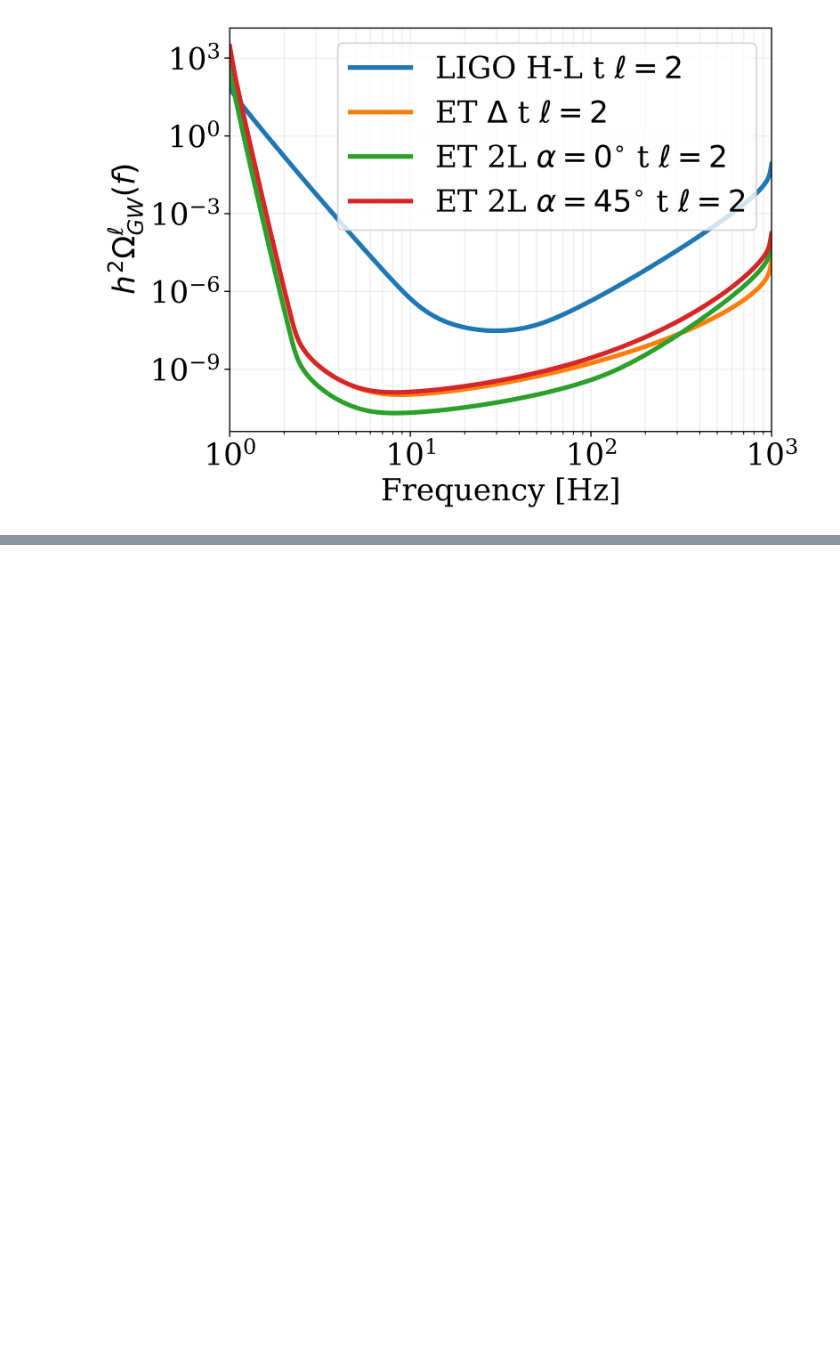
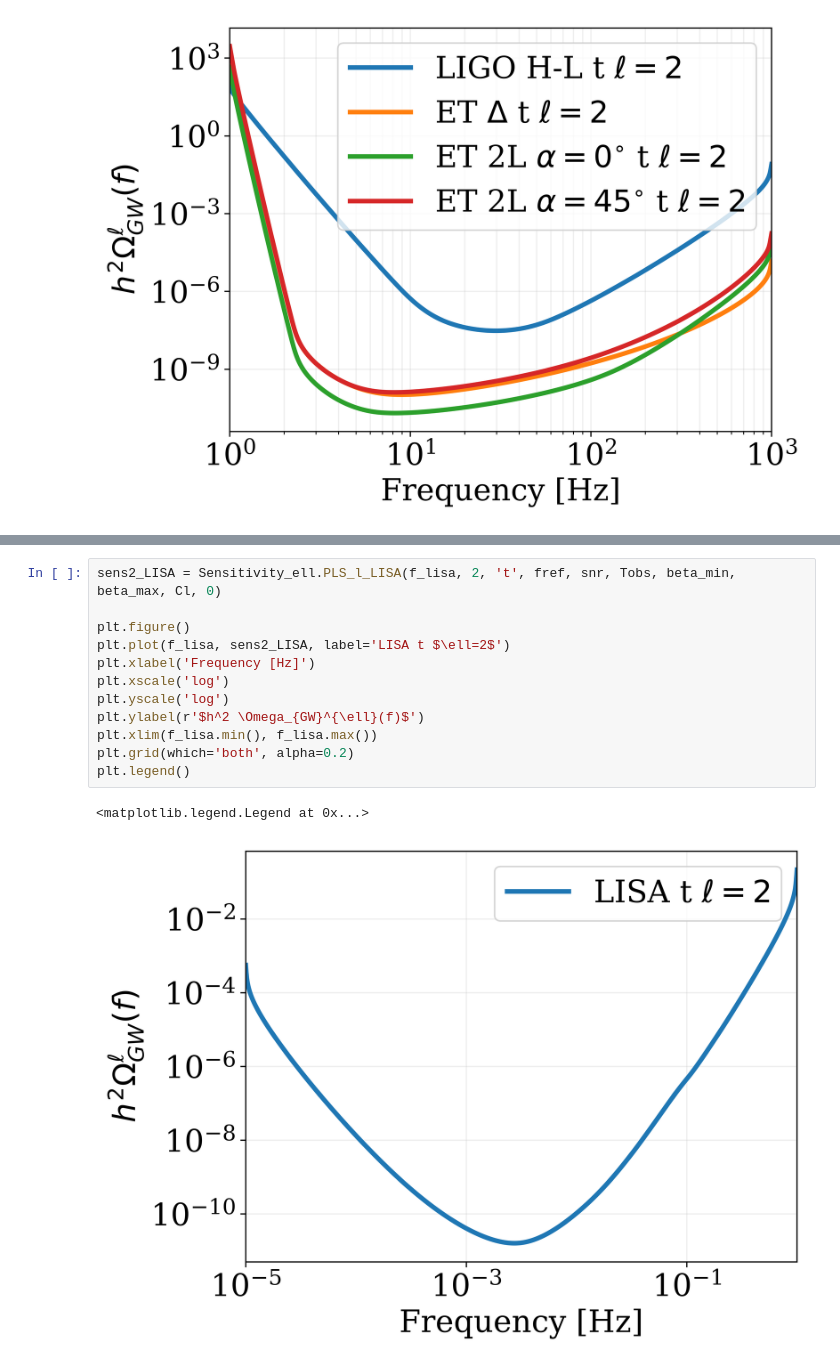
Before and after one commit to ilariacaporali/GWBird, a Jupyter notebook: example.ipynb, the cells around one changed output, grey strips where cells are left out. Drawn from its saved outputs; the diff is of its cells as text; blank space fills up the shorter version.

```diff
--- a/example.ipynb
+++ b/example.ipynb
@@ -286,0 +402,15 @@ plt.legend()
+# %%
+sens2_LISA = Sensitivity_ell.PLS_l_LISA(f_lisa, 2, 't', fref, snr, Tobs, beta_min, beta_max, Cl, 0)
+
+plt.figure()
+plt.plot(f_lisa, sens2_LISA, label='LISA t $\ell=2$')
+plt.xlabel('Frequency [Hz]')
+plt.xscale('log')
+plt.yscale('log')
+plt.ylabel(r'$h^2 \Omega_{GW}^{\ell}(f)$')
+plt.xlim(f_lisa.min(), f_lisa.max())
+plt.grid(which='both', alpha=0.2)
+plt.legend()
+# %% [output]
+<matplotlib.legend.Legend at 0x...>
+[figure, added]
```
Also changed, not shown: parts of 28 cells of this notebook, 3 other files.
